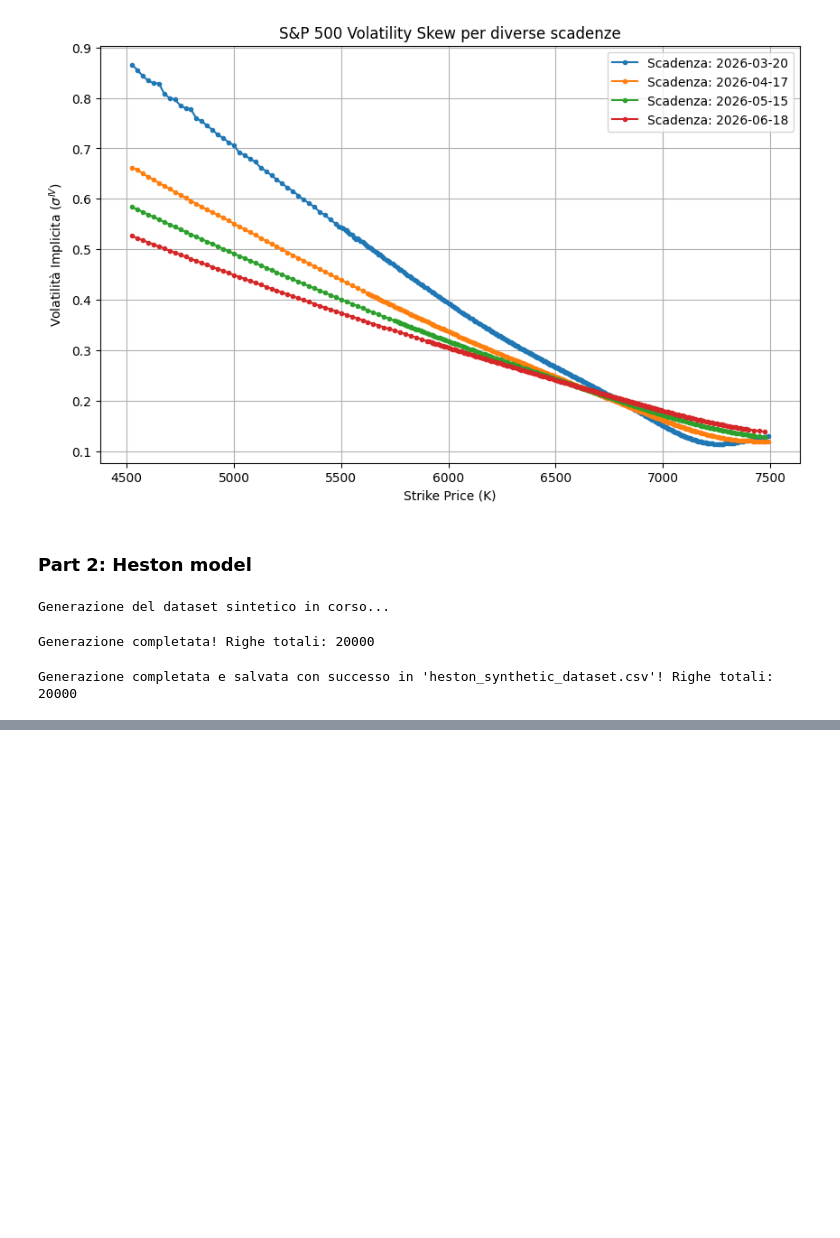
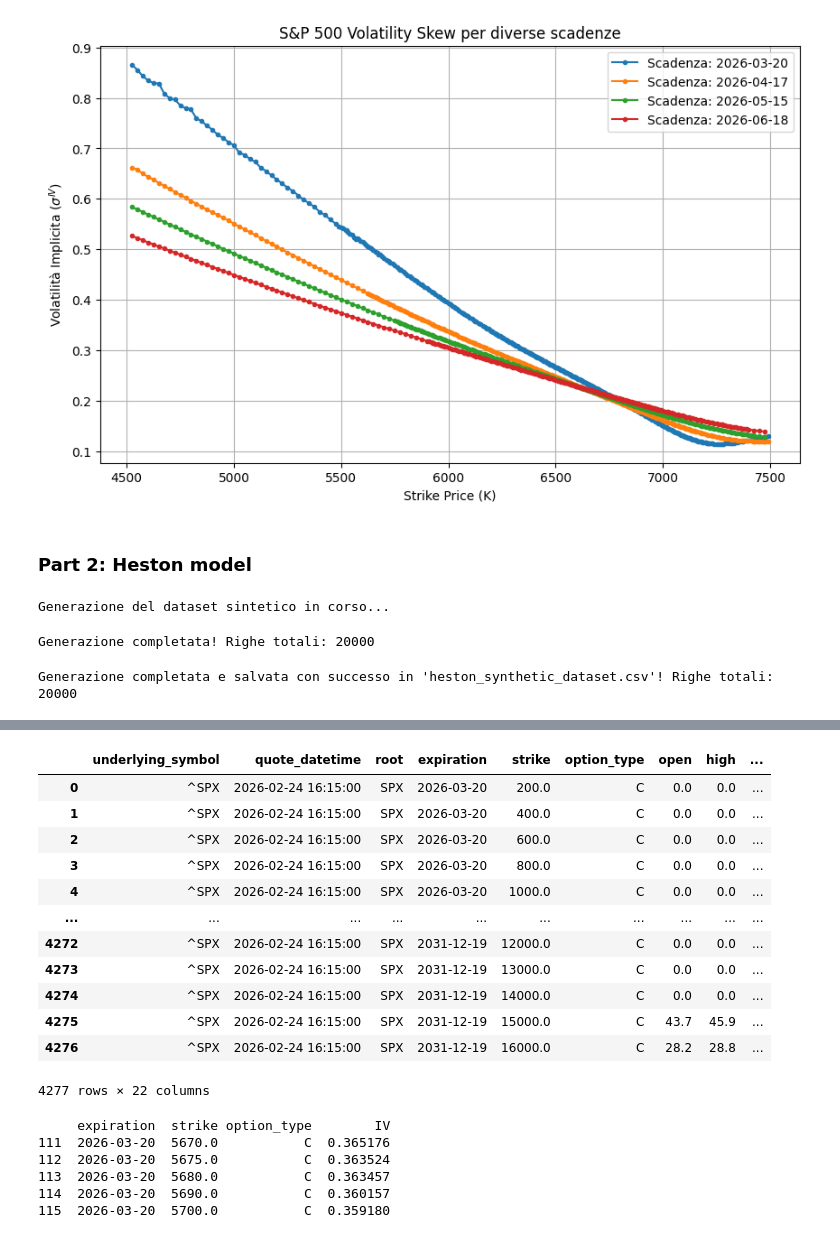
Before and after one commit to MatteoTo-WS/Fast-Calibration-of-Heston-Model, a Jupyter notebook: main.ipynb, the cells around one changed output, grey strips where cells are left out. Cells and saved outputs as stored; diff of their text form; code cells hidden in the pictures; blank space fills up the shorter version.

```diff
--- a/main.ipynb
+++ b/main.ipynb
@@ -222,0 +191,71 @@ SyntaxError: 'return' outside function (825712486.py, line 50)
+# %%
+df
+# %% [output]
+|  | underlying_symbol | quote_datetime | root | expiration | strike | option_type | open | high | ... |
+| 0 | ^SPX | 2026-02-24 16:15:00 | SPX | 2026-03-20 | 200.0 | C | 0.0 | 0.0 | ... |
+| 1 | ^SPX | 2026-02-24 16:15:00 | SPX | 2026-03-20 | 400.0 | C | 0.0 | 0.0 | ... |
+| 2 | ^SPX | 2026-02-24 16:15:00 | SPX | 2026-03-20 | 600.0 | C | 0.0 | 0.0 | ... |
+| 3 | ^SPX | 2026-02-24 16:15:00 | SPX | 2026-03-20 | 800.0 | C | 0.0 | 0.0 | ... |
+| 4 | ^SPX | 2026-02-24 16:15:00 | SPX | 2026-03-20 | 1000.0 | C | 0.0 | 0.0 | ... |
+| ... | ... | ... | ... | ... | ... | ... | ... | ... | ... |
+| 4272 | ^SPX | 2026-02-24 16:15:00 | SPX | 2031-12-19 | 12000.0 | C | 0.0 | 0.0 | ... |
+| 4273 | ^SPX | 2026-02-24 16:15:00 | SPX | 2031-12-19 | 13000.0 | C | 0.0 | 0.0 | ... |
+| 4274 | ^SPX | 2026-02-24 16:15:00 | SPX | 2031-12-19 | 14000.0 | C | 0.0 | 0.0 | ... |
+| 4275 | ^SPX | 2026-02-24 16:15:00 | SPX | 2031-12-19 | 15000.0 | C | 43.7 | 45.9 | ... |
+| 4276 | ^SPX | 2026-02-24 16:15:00 | SPX | 2031-12-19 | 16000.0 | C | 28.2 | 28.8 | ... |
+4277 rows × 22 columns
+# %%
+import numpy as np
+import pandas as pd
+from scipy.stats import norm
+
+def bs_price_vega(S, K, T, r, sigma, option_type):
+    d1 = (np.log(S / K) + (r + 0.5 * sigma**2) * T) / (sigma * np.sqrt(T))
+    d2 = d1 - sigma * np.sqrt(T)
+    vega = S * np.sqrt(T) * norm.pdf(d1)
+
+    if option_type == 'C':
+        price = S * norm.cdf(d1) - K * np.exp(-r * T) * norm.cdf(d2)
+    else:
+        price = K * np.exp(-r * T) * norm.cdf(-d2) - S * norm.cdf(-d1)
+
+    return price, vega
+
+def implied_volatility(target_price, S, K, T, r, option_type, max_iter=100, tol=1e-6):
+    sigma = 0.20  # inizializzazione standard al 20%
+    for _ in range(max_iter):
+        price, vega = bs_price_vega(S, K, T, r, sigma, option_type)
+        diff = price - target_price
+        if abs(diff) < tol:
+            return sigma
+        if vega < 1e-6:
+            break
+        sigma -= diff / vega
+    return np.nan
+
+# Caricamento e preparazione dati classici
+df = pd.read_csv('data/SPX_data_26.02.24.csv')
+df['S'] = (df['underlying_bid'] + df['underlying_ask']) / 2
+df['P_mkt'] = (df['bid'] + df['ask']) / 2
+
+r = 0.045  # tasso risk-free costante
+
+df['IV'] = df.apply(
+    lambda row: implied_volatility(
+        target_price=row['P_mkt'],
+        S=row['S'],
+        K=row['strike'],
+        T=row['time_to_maturity'],
+        r=r,
+        option_type=row['option_type']
+    ), axis=1
+)
+
+print(df[['expiration', 'strike', 'option_type', 'IV']].dropna().head())
+# %% [output]
+     expiration  strike option_type        IV
+111  2026-03-20  5670.0           C  0.365176
+112  2026-03-20  5675.0           C  0.363524
+113  2026-03-20  5680.0           C  0.363457
+114  2026-03-20  5690.0           C  0.360157
+115  2026-03-20  5700.0           C  0.359180
```
Also changed, not shown: parts of 7 cells of this notebook, 6 other files.
